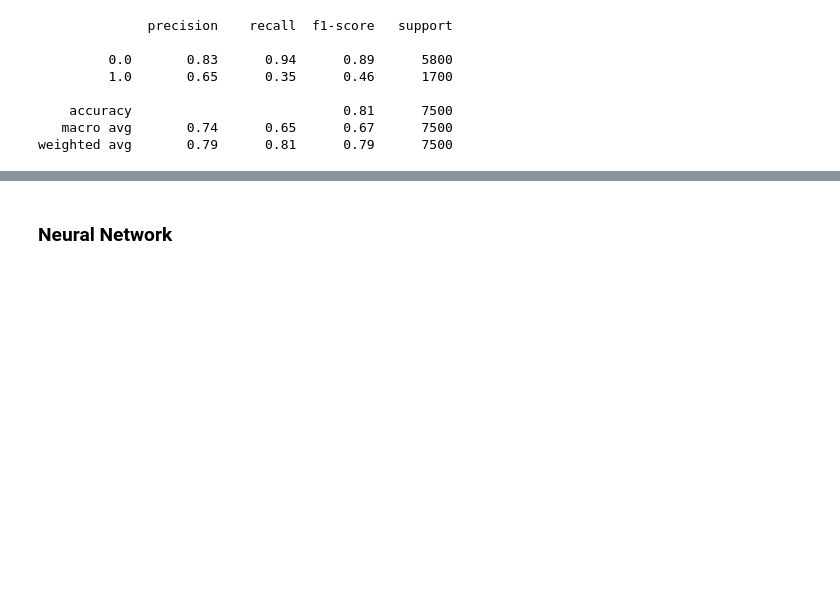
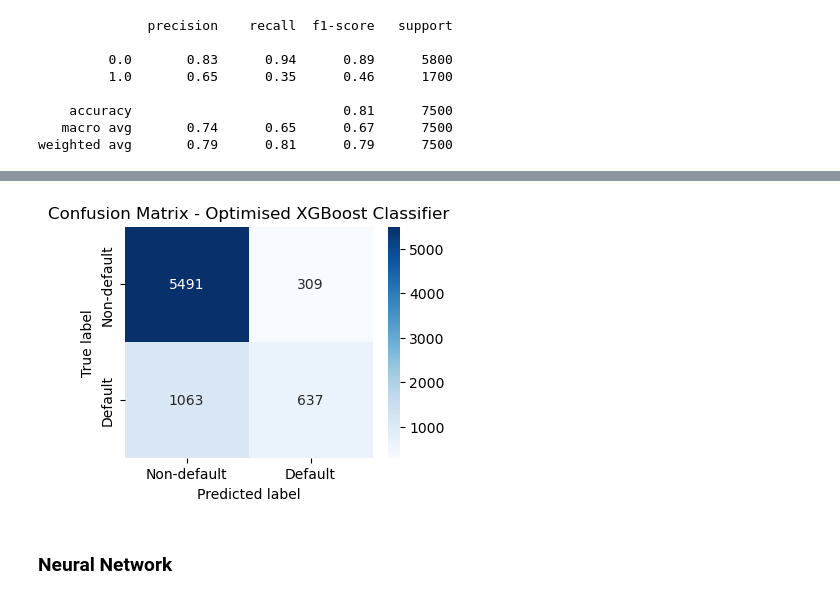
Before and after one commit to elvern18/Credit-Card-Default, a Jupyter notebook: BT2103 Project.ipynb, the cells around one changed output, grey strips where cells are left out. Saved outputs shown, nothing was run; the diff lists cells and outputs as text; code cells hidden in the pictures; blank space fills up the shorter version.

Commit message:
Update BT2103 Project.ipynb
optimised xgb

```diff
--- a/BT2103 Project.ipynb
+++ b/BT2103 Project.ipynb
@@ -721,0 +718,11 @@ Text(0.5, 1.0, 'Confusion Matrix - XGBoost Classifier')
+# %%
+# hyperparameter tuning
+param_test = {
+    "learning_rate"    : [0.05, 0.10, 0.15, 0.20, 0.25, 0.30 ] ,
+    "max_depth"        : [ 3, 4, 5, 6, 8, 10, 12, 15],
+    "min_child_weight" : [ 1, 3, 5, 7 ],
+    "gamma"            : [ 0.0, 0.1, 0.2 , 0.3, 0.4 ],
+    "colsample_bytree" : [ 0.3, 0.4, 0.5 , 0.7 ]}
+gsearch7 = GridSearchCV(estimator = XGBClassifier(), param_grid = param_test, scoring= 'recall', n_jobs=2, cv=5)
+gsearch7.fit(X_train, y_train)
+print(gsearch7.best_params_)
@@ -721,0 +732,3 @@ Text(0.5, 1.0, 'Confusion Matrix - XGBoost Classifier')
+# %%
+optimised_xgb = XGBClassifier(colsample_bytree = 0.4, gamma = 0.3, learning_rate = 0.1, max_depth = 3, min_child_weight = 1)
+optimised_xgb.fit(X_train, y_train)
@@ -721,0 +747,6 @@ Text(0.5, 1.0, 'Confusion Matrix - XGBoost Classifier')
+# %%
+# accuracy of optimised xgb
+y_pred_op_xgb = optimised_xgb.predict(X_test)
+print('Accuracy:', accuracy_score(y_pred_op_xgb, y_test))
+
+# overall slight increase in accuracy as compared to naive model
@@ -722,3 +766,14 @@ Text(0.5, 1.0, 'Confusion Matrix - XGBoost Classifier')
+# %%
+plt.figure(figsize=(4,3))
+ConfMatrix = confusion_matrix(y_test, y_pred_op_xgb)
+sns.heatmap(ConfMatrix,annot=True, cmap="Blues", fmt="d",
+            xticklabels = ['Non-default', 'Default'],
+            yticklabels = ['Non-default', 'Default'])
+plt.ylabel('True label')
+plt.xlabel('Predicted label')
+plt.title("Confusion Matrix - Optimised XGBoost Classifier")
+# %% [output]
+[figure, added]
 # %% [markdown]
 ### Neural Network
 # %%
```
Also changed, not shown: parts of 19 cells of this notebook.
